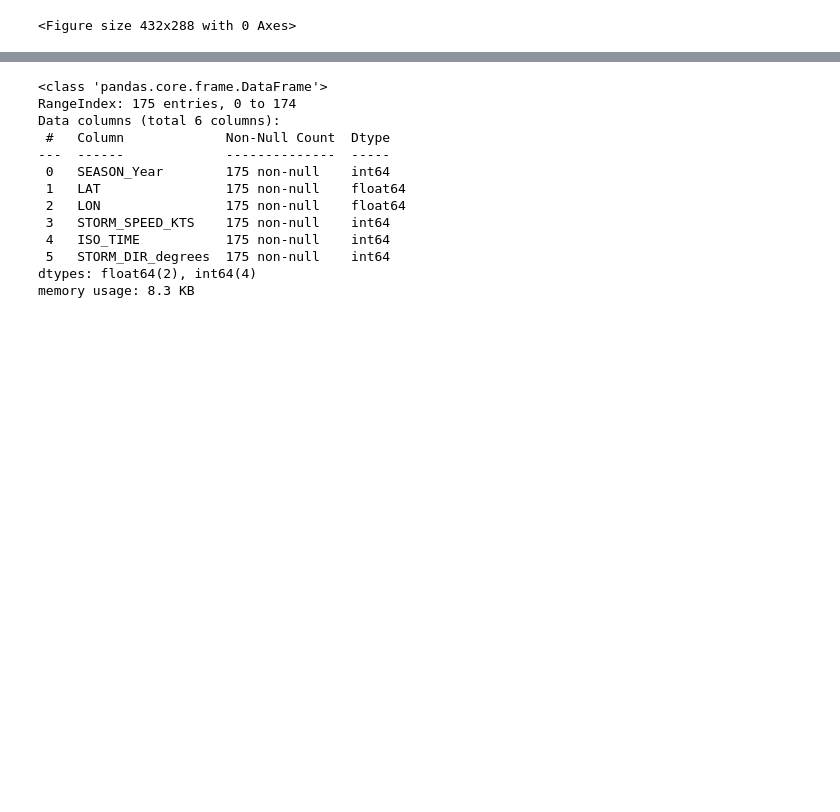
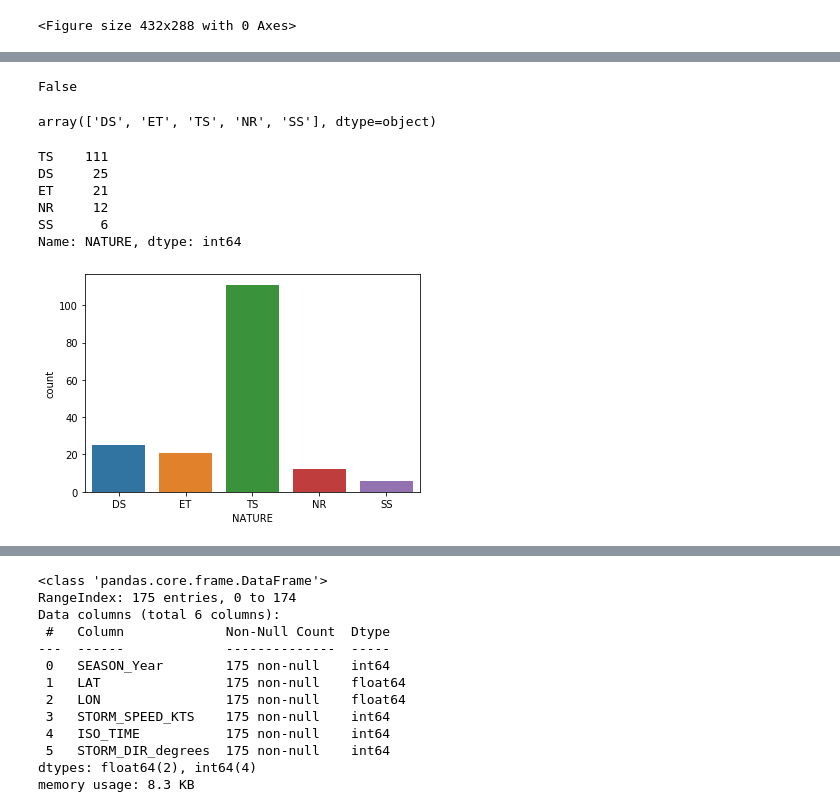
Before and after one commit to daniduce/Final-Project, a Jupyter notebook: LogisticRegression_StrikePrediction.ipynb, the cells around one changed output, grey strips where cells are left out. Saved outputs shown, nothing was run; the diff lists cells and outputs as text; code cells hidden in the pictures; blank space fills up the shorter version.

```diff
--- a/LogisticRegression_StrikePrediction.ipynb
+++ b/LogisticRegression_StrikePrediction.ipynb
@@ -85,0 +84,19 @@ sns.heatmap(df[top_features].corr(),annot=True,cmap='RdBu')
+# %%
+df.isna().sum().any()
+# %% [output]
+False
+# %%
+df.NATURE.unique()
+# %% [output]
+array(['DS', 'ET', 'TS', 'NR', 'SS'], dtype=object)
+# %%
+sns.countplot(x='NATURE', data=df)
+print(df.NATURE.value_counts())
+# %% [output]
+TS    111
+DS     25
+ET     21
+NR     12
+SS      6
+Name: NATURE, dtype: int64
+[figure, added]
```
Also changed, not shown: parts of 5 cells of this notebook.
